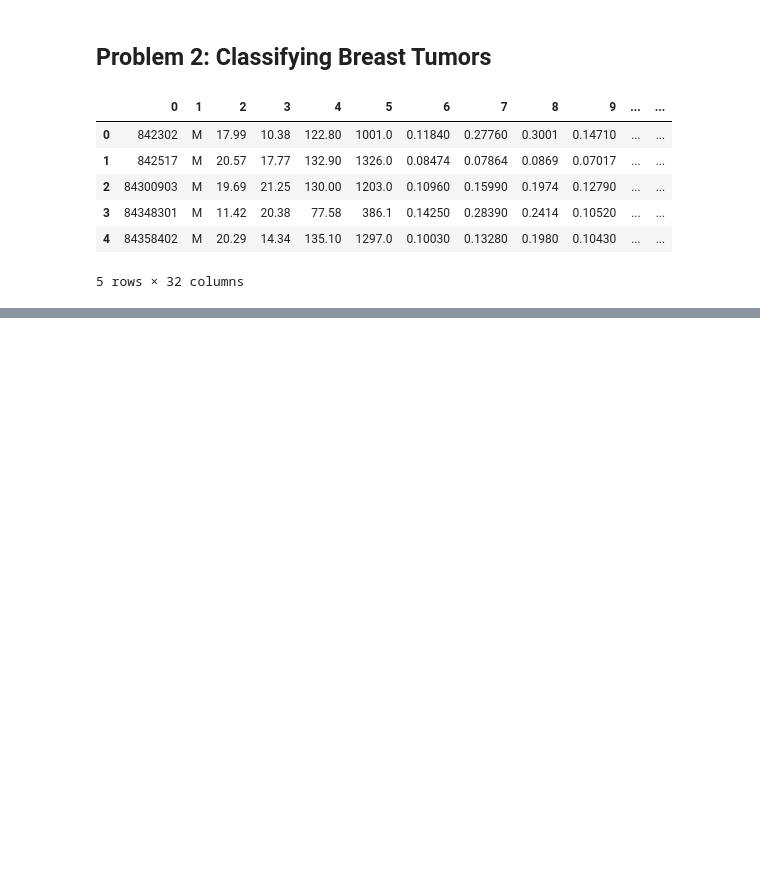
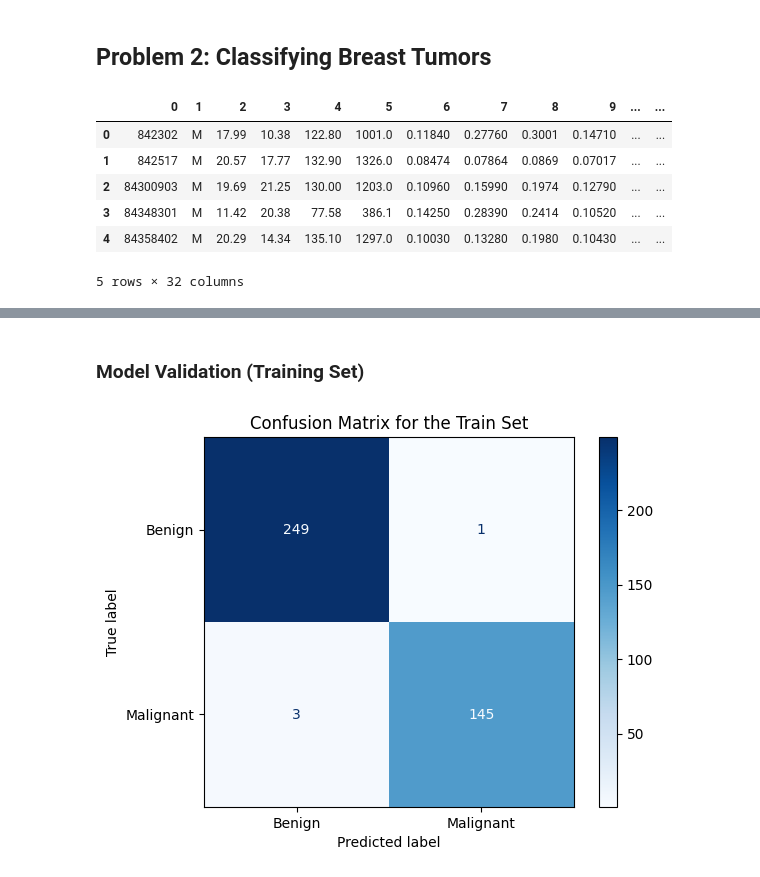
Before and after one commit to cayasryan/CAYAS-AI-221, a Jupyter notebook: MEX 1/Cayas_MEX1.ipynb, the cells around one changed output, grey strips where cells are left out. Drawn from its saved outputs; the diff is of its cells as text; code cells hidden in the pictures; blank space fills up the shorter version.

```diff
--- a/MEX 1/Cayas_MEX1.ipynb
+++ b/MEX 1/Cayas_MEX1.ipynb
@@ -266,0 +273,13 @@ tumor_df.head()
+# %%
+# Extract the features and the target from the data frame
+x, y = tumor_df.iloc[:,2:].to_numpy(), tumor_df.iloc[:,1].to_numpy()
+
+# # We change y to numeric. 'M' = 1 and 'B' = 0
+# y[y == 'M'] = 1
+# y[y == 'B'] = 0
+# %%
+# Hold out the test data
+X_train, X_test, y_train, y_test = train_test_split(x, y, test_size=0.3, stratify=y, random_state=6)
+print(x.shape)
+print(X_train.shape)
+print(X_test.shape)
@@ -266,0 +292,9 @@ tumor_df.head()
+# %%
+model = make_pipeline(StandardScaler(),
+                    LogisticRegression(solver='newton-cg', random_state=8)).fit(X_train,y_train)
+
+y_train_pred = model.predict(X_train)
+y_test_pred = model.predict(X_test)
+print(f"training accuracy = {model.score(X_train, y_train)}")
+print(f"testing accuracy = {model.score(X_test, y_test)}")
+print(f"Coefficients: ", model[1].intercept_, model[1].coef_)
@@ -266,0 +326,15 @@ tumor_df.head()
+# %% [markdown]
+### Model Validation (Training Set)
+# %%
+cm_display = ConfusionMatrixDisplay.from_estimator(
+        model,
+        X_train,
+        y_train,
+        display_labels= ["Benign", "Malignant"],
+        cmap=plt.cm.Blues,
+        normalize=None,
+    )
+plt.title('Confusion Matrix for the Train Set')
+plt.show()
+# %% [output]
+[figure, added]
```
Also changed, not shown: parts of 17 cells of this notebook, 1 other file.
